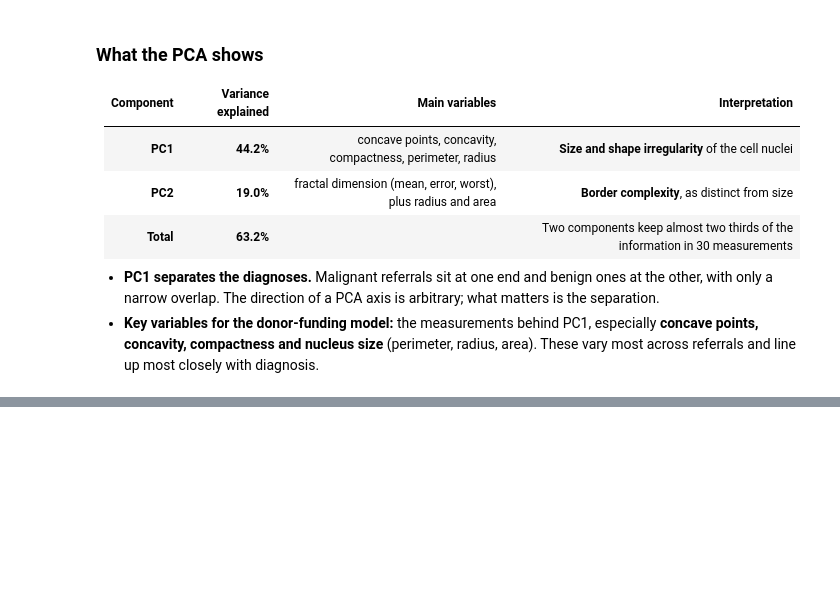
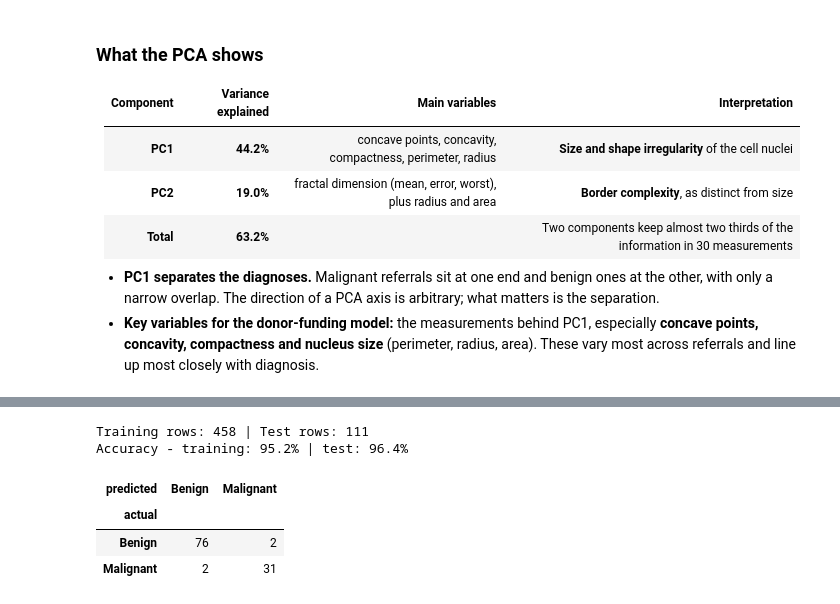
Before and after one commit to AjadoAduragbemi/pca-breast-cancer-referrals, a Jupyter notebook: pca_pipeline.ipynb, the cells around one changed output, grey strips where cells are left out. Cells and saved outputs as stored; diff of their text form; code cells hidden in the pictures; blank space fills up the shorter version.

```diff
--- a/pca_pipeline.ipynb
+++ b/pca_pipeline.ipynb
@@ -284,0 +293,31 @@ plt.show()
+# %%
+split_bucket = F.crc32(F.col("patient_id")) % 100        # Same bucket for a patient on every run
+train_df = clean_df.filter(split_bucket >= TEST_FRACTION * 100)
+test_df = clean_df.filter(split_bucket < TEST_FRACTION * 100)
+
+classifier = LogisticRegression(featuresCol="pca_features", labelCol="label")
+classification_pipeline = Pipeline(stages=[assembler, scaler, pca, classifier])
+classification_model = classification_pipeline.fit(train_df)
+predictions = classification_model.transform(test_df)
+
+evaluator = MulticlassClassificationEvaluator(labelCol="label", predictionCol="prediction", metricName="accuracy")
+train_accuracy = evaluator.evaluate(classification_model.transform(train_df))
+test_accuracy = evaluator.evaluate(predictions)
+print(f"Training rows: {train_df.count()} | Test rows: {test_df.count()}")
+print(f"Accuracy - training: {train_accuracy:.1%} | test: {test_accuracy:.1%}")
+# %% [output]
+Training rows: 458 | Test rows: 111
+Accuracy - training: 95.2% | test: 96.4%
+# %%
+# Confusion matrix on the test set (rows = actual, columns = predicted)
+labels = {0.0: "Benign", 1.0: "Malignant"}
+confusion = (predictions.groupBy("label", "prediction").count().toPandas()
+             .replace({"label": labels, "prediction": labels})
+             .pivot(index="label", columns="prediction", values="count").fillna(0).astype(int))
+confusion.index.name, confusion.columns.name = "actual", "predicted"
+confusion
+# %% [output]
+| predicted | Benign | Malignant |
+| actual |  |  |
+| Benign | 76 | 2 |
+| Malignant | 2 | 31 |
```
Also changed, not shown: parts of 2 cells of this notebook.
